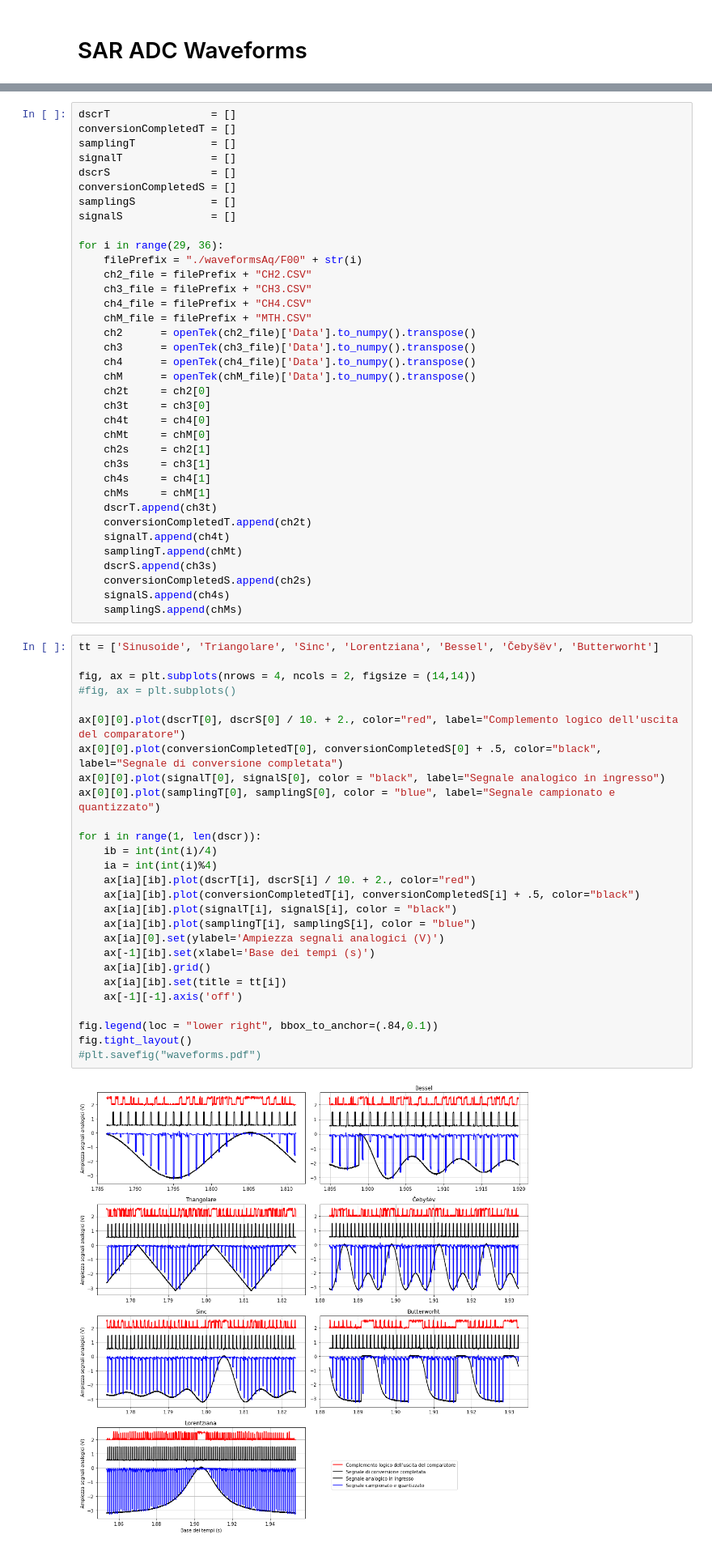
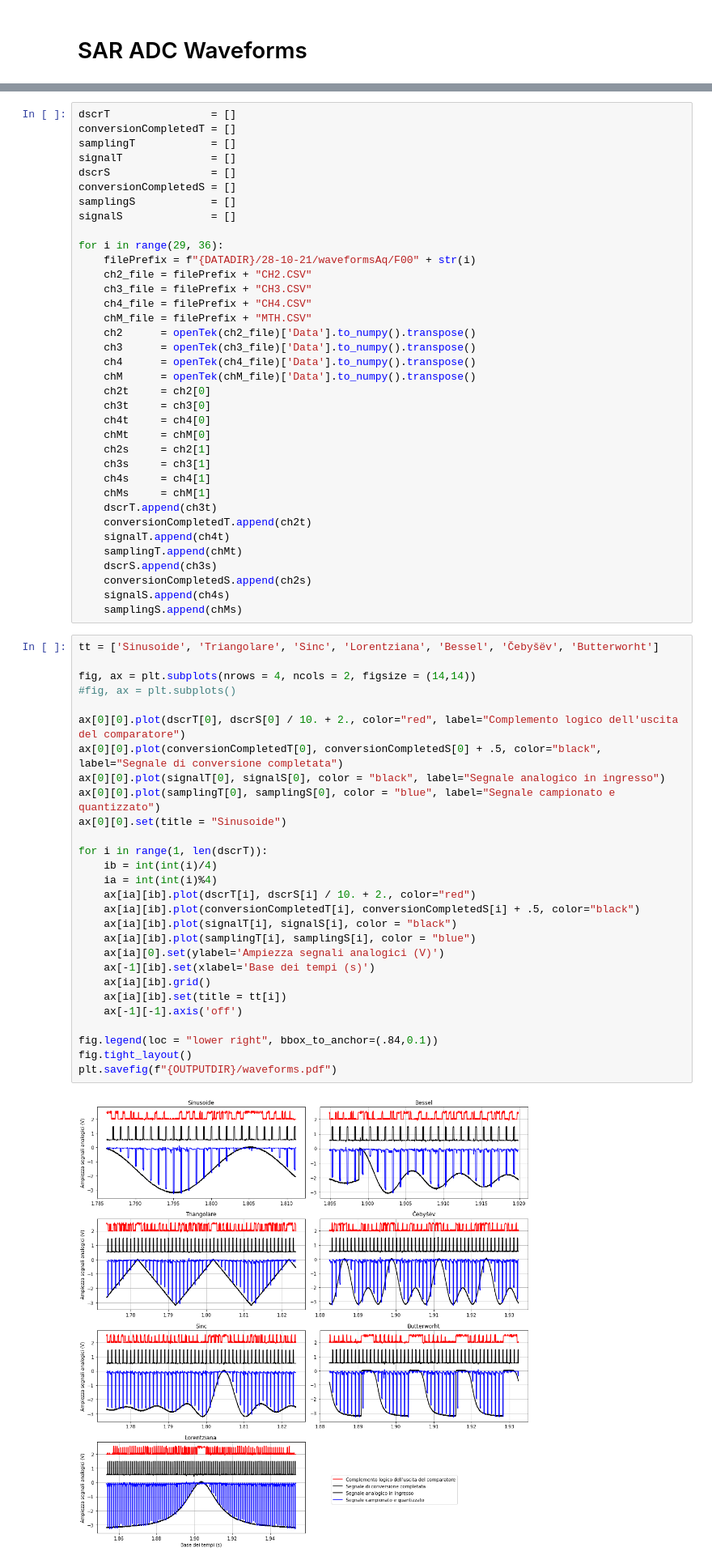
Before and after one commit to valeriopagliarino/Electronics-2021-UNITO-Public, a Jupyter notebook: analysis/SAR_ADC_waveforms.ipynb, the cells around one changed output, grey strips where cells are left out. Shown at 81% size. Cells and saved outputs as stored; diff of their text form.

Commit message:
minor update to ADC waveforms

```diff
--- a/analysis/SAR_ADC_waveforms.ipynb
+++ b/analysis/SAR_ADC_waveforms.ipynb
@@ -54,7 +54,7 @@ samplingS            = []
 signalS              = []
 
 for i in range(29, 36):
-    filePrefix = "./waveformsAq/F00" + str(i)
+    filePrefix = f"{DATADIR}/28-10-21/waveformsAq/F00" + str(i)
     ch2_file = filePrefix + "CH2.CSV"
     ch3_file = filePrefix + "CH3.CSV"
     ch4_file = filePrefix + "CH4.CSV"
@@ -82,29 +82,30 @@ for i in range(29, 36):
 # %%
 tt = ['Sinusoide', 'Triangolare', 'Sinc', 'Lorentziana', 'Bessel', 'Čebyšëv', 'Butterworht']
 
 fig, ax = plt.subplots(nrows = 4, ncols = 2, figsize = (14,14))
 #fig, ax = plt.subplots()
 
 ax[0][0].plot(dscrT[0], dscrS[0] / 10. + 2., color="red", label="Complemento logico dell'uscita del comparatore")
 ax[0][0].plot(conversionCompletedT[0], conversionCompletedS[0] + .5, color="black", label="Segnale di conversione completata")
 ax[0][0].plot(signalT[0], signalS[0], color = "black", label="Segnale analogico in ingresso")
 ax[0][0].plot(samplingT[0], samplingS[0], color = "blue", label="Segnale campionato e quantizzato")
+ax[0][0].set(title = "Sinusoide")
 
-for i in range(1, len(dscr)):
+for i in range(1, len(dscrT)):
     ib = int(int(i)/4)
     ia = int(int(i)%4)
     ax[ia][ib].plot(dscrT[i], dscrS[i] / 10. + 2., color="red")
     ax[ia][ib].plot(conversionCompletedT[i], conversionCompletedS[i] + .5, color="black")
     ax[ia][ib].plot(signalT[i], signalS[i], color = "black")
     ax[ia][ib].plot(samplingT[i], samplingS[i], color = "blue")
     ax[ia][0].set(ylabel='Ampiezza segnali analogici (V)')
     ax[-1][ib].set(xlabel='Base dei tempi (s)')
     ax[ia][ib].grid()
     ax[ia][ib].set(title = tt[i])
     ax[-1][-1].axis('off')
 
 fig.legend(loc = "lower right", bbox_to_anchor=(.84,0.1))
 fig.tight_layout()
-#plt.savefig("waveforms.pdf")
+plt.savefig(f"{OUTPUTDIR}/waveforms.pdf")
 # %% [output]
-[figure, old version]
+[figure, new version]
```
